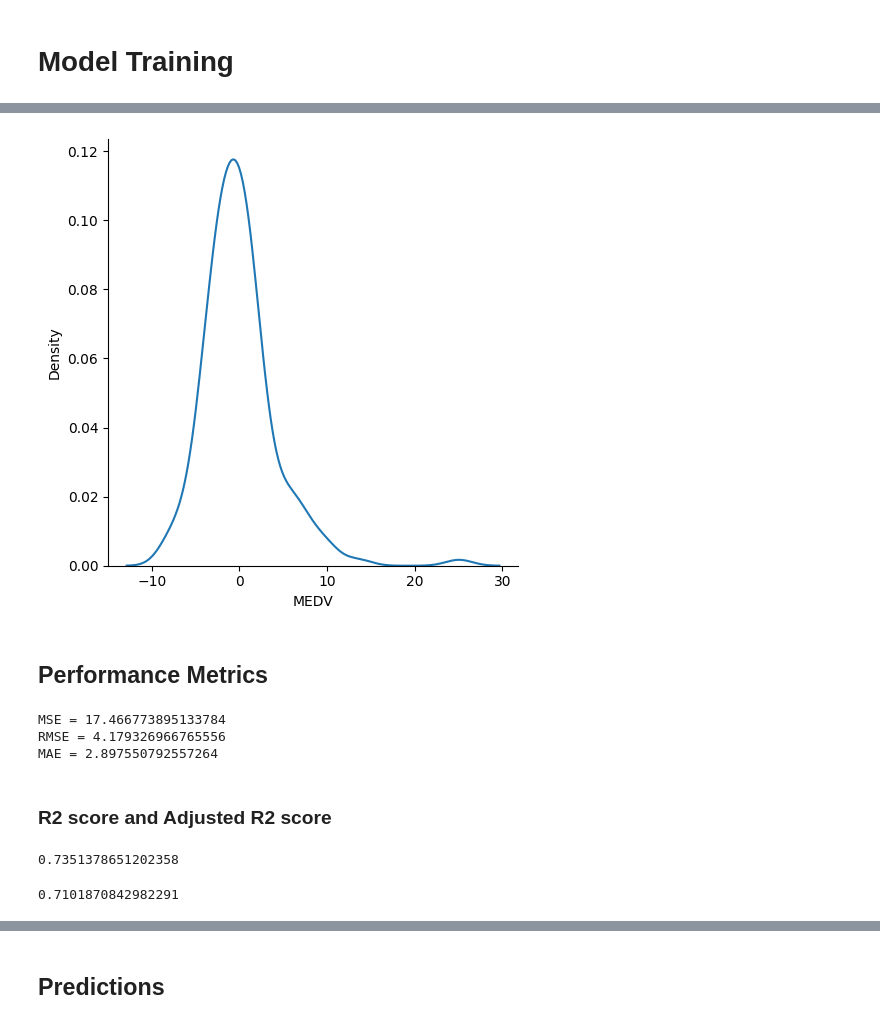
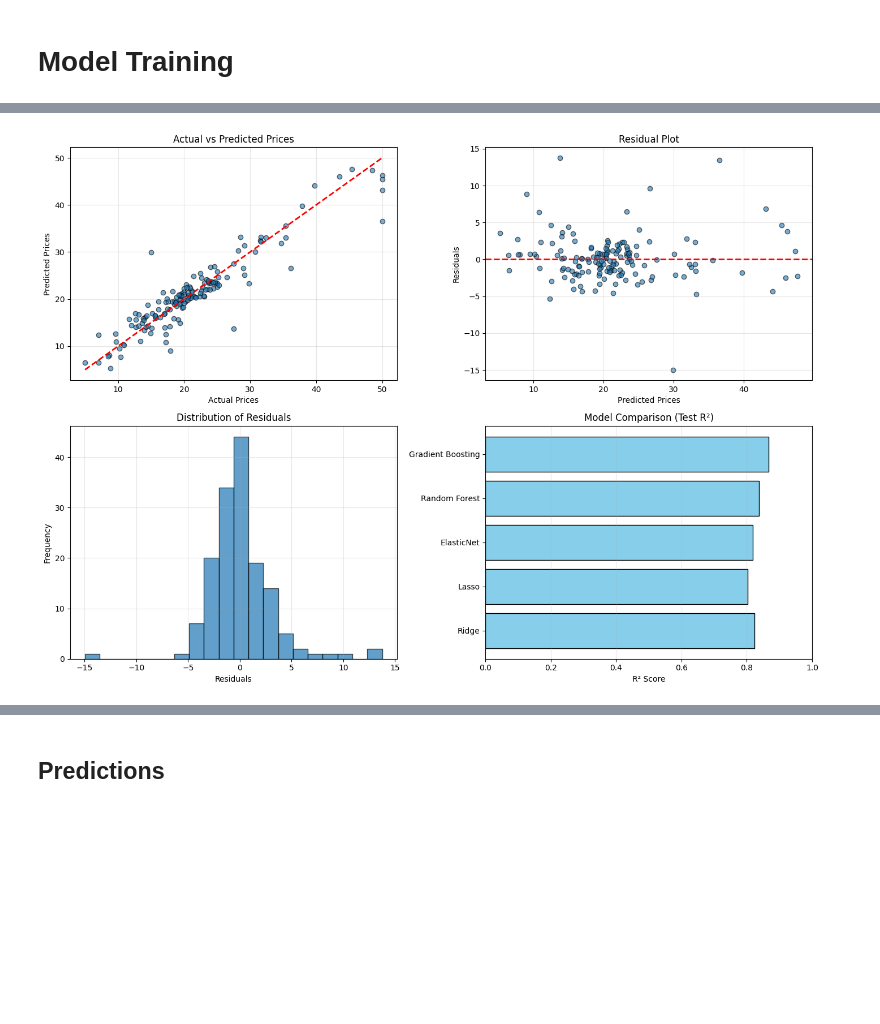
Before and after one commit to Ayaan-Ali-Khan/Boston-Housing-Price-Prediction, a Jupyter notebook: boston-housing-price-prediction.ipynb, the cells around one changed output, grey strips where cells are left out. Cells and saved outputs as stored; diff of their text form; code cells hidden in the pictures; blank space fills up the shorter version.

```diff
--- a/boston-housing-price-prediction.ipynb
+++ b/boston-housing-price-prediction.ipynb
@@ -206,32 +361,43 @@ plt.show()
-# %%
-residuals = y_test - y_pred
-sns.displot(residuals, kind="kde")
-plt.show()
-# %% [output]
-[figure, removed]
-# %% [markdown]
-## Performance Metrics
-# %%
-RMSE = np.sqrt(mean_squared_error(y_pred, y_test))
-MSE = mean_squared_error(y_pred, y_test)
-MAE = mean_absolute_error(y_pred, y_test)
-
-print(f"MSE = {MSE}")
-print(f"RMSE = {RMSE}")
-print(f"MAE = {MAE}")
-# %% [output]
-MSE = 17.466773895133784
-RMSE = 4.179326966765556
-MAE = 2.897550792557264
-# %% [markdown]
-### R2 score and Adjusted R2 score
-# %%
-r2score = r2_score(y_pred, y_test)
-r2score
-# %% [output]
-0.7351378651202358
-# %%
-adjusted_r2 = 1 - (1 - r2score)*((len(y_test) - 1)/(len(y_test) - X_test.shape[1] - 1))
-adjusted_r2
-# %% [output]
-0.7101870842982291
+# %%
+# Create visualizations
+fig, axes = plt.subplots(2, 2, figsize=(14, 10))
+
+# 1. Actual vs Predicted
+axes[0, 0].scatter(y_test, y_pred, alpha=0.6, edgecolors='k')
+axes[0, 0].plot([y_test.min(), y_test.max()], [y_test.min(), y_test.max()],
+                'r--', lw=2)
+axes[0, 0].set_xlabel('Actual Prices')
+axes[0, 0].set_ylabel('Predicted Prices')
+axes[0, 0].set_title('Actual vs Predicted Prices')
+axes[0, 0].grid(True, alpha=0.3)
+
+# 2. Residuals plot
+residuals = y_test - y_pred
+axes[0, 1].scatter(y_pred, residuals, alpha=0.6, edgecolors='k')
+axes[0, 1].axhline(y=0, color='r', linestyle='--', lw=2)
+axes[0, 1].set_xlabel('Predicted Prices')
+axes[0, 1].set_ylabel('Residuals')
+axes[0, 1].set_title('Residual Plot')
+axes[0, 1].grid(True, alpha=0.3)
+
+# 3. Residuals distribution
+axes[1, 0].hist(residuals, bins=20, edgecolor='black', alpha=0.7)
+axes[1, 0].set_xlabel('Residuals')
+axes[1, 0].set_ylabel('Frequency')
+axes[1, 0].set_title('Distribution of Residuals')
+axes[1, 0].grid(True, alpha=0.3)
+
+# 4. Model comparison
+model_names = list(results.keys())
+test_r2_scores = [results[name]['Test R²'] for name in model_names]
+
+axes[1, 1].barh(model_names, test_r2_scores, color='skyblue', edgecolor='black')
+axes[1, 1].set_xlabel('R² Score')
+axes[1, 1].set_title('Model Comparison (Test R²)')
+axes[1, 1].set_xlim(0, 1)
+axes[1, 1].grid(True, alpha=0.3, axis='x')
+
+plt.tight_layout()
+plt.show()
+# %% [output]
+[figure, added]
```
Also changed, not shown: parts of 25 cells of this notebook, 5 other files.
